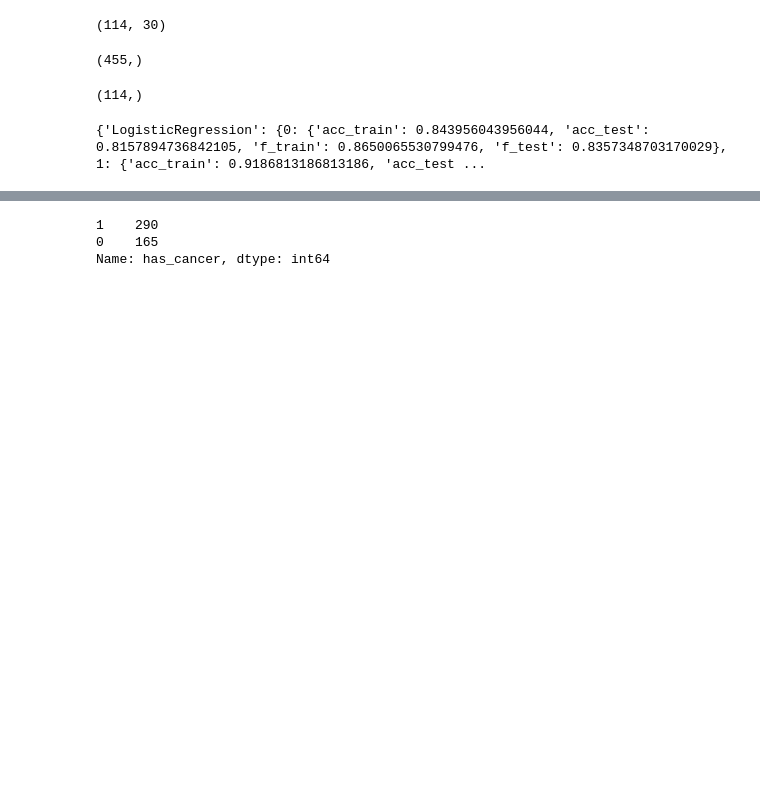
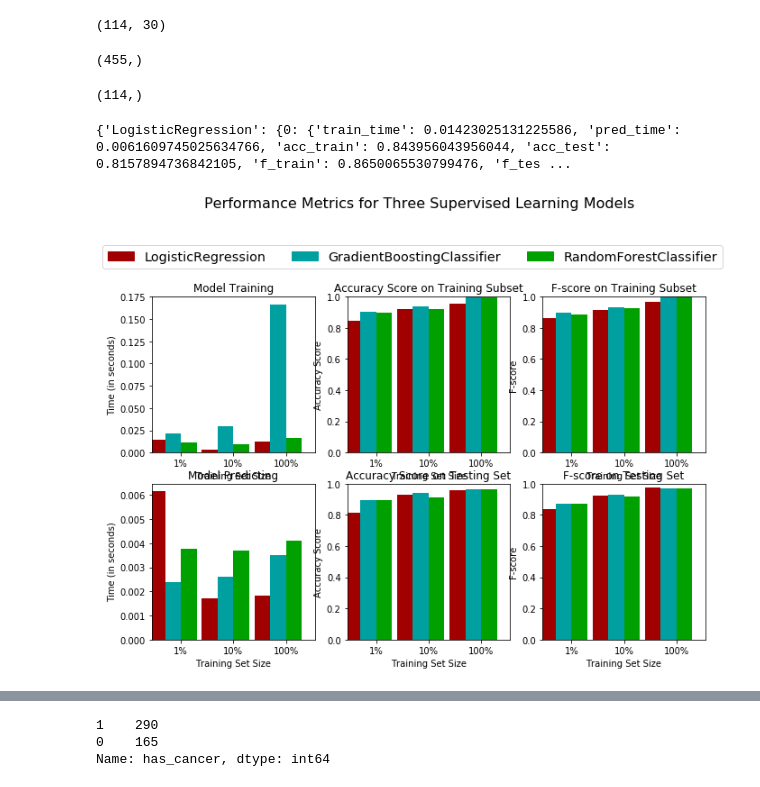
Before and after one commit to vortexash/Machine-Learning, a Jupyter notebook: classification_exercise.ipynb, the cells around one changed output, grey strips where cells are left out. Drawn from its saved outputs; the diff is of its cells as text; code cells hidden in the pictures; blank space fills up the shorter version.

```diff
--- a/classification_exercise.ipynb
+++ b/classification_exercise.ipynb
@@ -89,13 +113,22 @@ y_test.shape
 (114,)
 # %%
 from sklearn.metrics import accuracy_score
+from time import time
 
 def train_predict(learner, sample_size, X_train, y_train, X_test, y_test):
   results = {}
+  start = time()
   learner= learner.fit(X_train[:sample_size],y_train[:sample_size])
+  end = time()
 
+  results['train_time'] = end- start
+
+  start = time()
   pred_test=learner.predict(X_test)
   pred_train=learner.predict(X_train)
+  end= time()
+
+  results['pred_time'] = end-start
 
   results['acc_train'] = accuracy_score(y_train, pred_train)
   results['acc_test'] = accuracy_score(y_test, pred_test)
@@ -127,4 +160,4 @@ for model in [model1, model2, model3]:
 # %%
 print(results)
 # %% [output]
-{'LogisticRegression': {0: {'acc_train': 0.843956043956044, 'acc_test': 0.8157894736842105, 'f_train': 0.8650065530799476, 'f_test': 0.8357348703170029}, 1: {'acc_train': 0.9186813186813186, 'acc_test ...
+{'LogisticRegression': {0: {'train_time': 0.01423025131225586, 'pred_time': 0.0061609745025634766, 'acc_train': 0.843956043956044, 'acc_test': 0.8157894736842105, 'f_train': 0.8650065530799476, 'f_tes ...
@@ -130,0 +255,5 @@ print(results)
+# %%
+import numpy as np
+evaluate(results)
+# %% [output]
+[figure, added]
```
Also changed, not shown: parts of 32 cells of this notebook.
